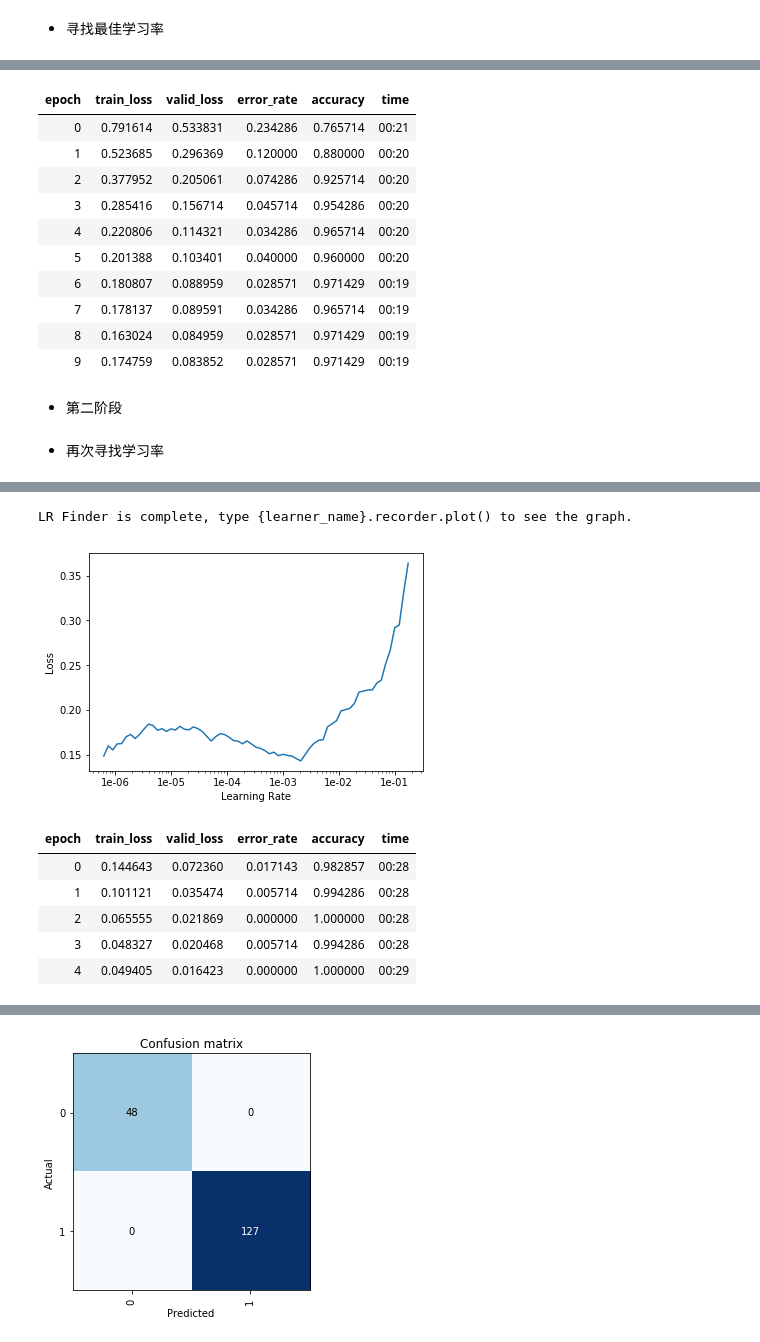
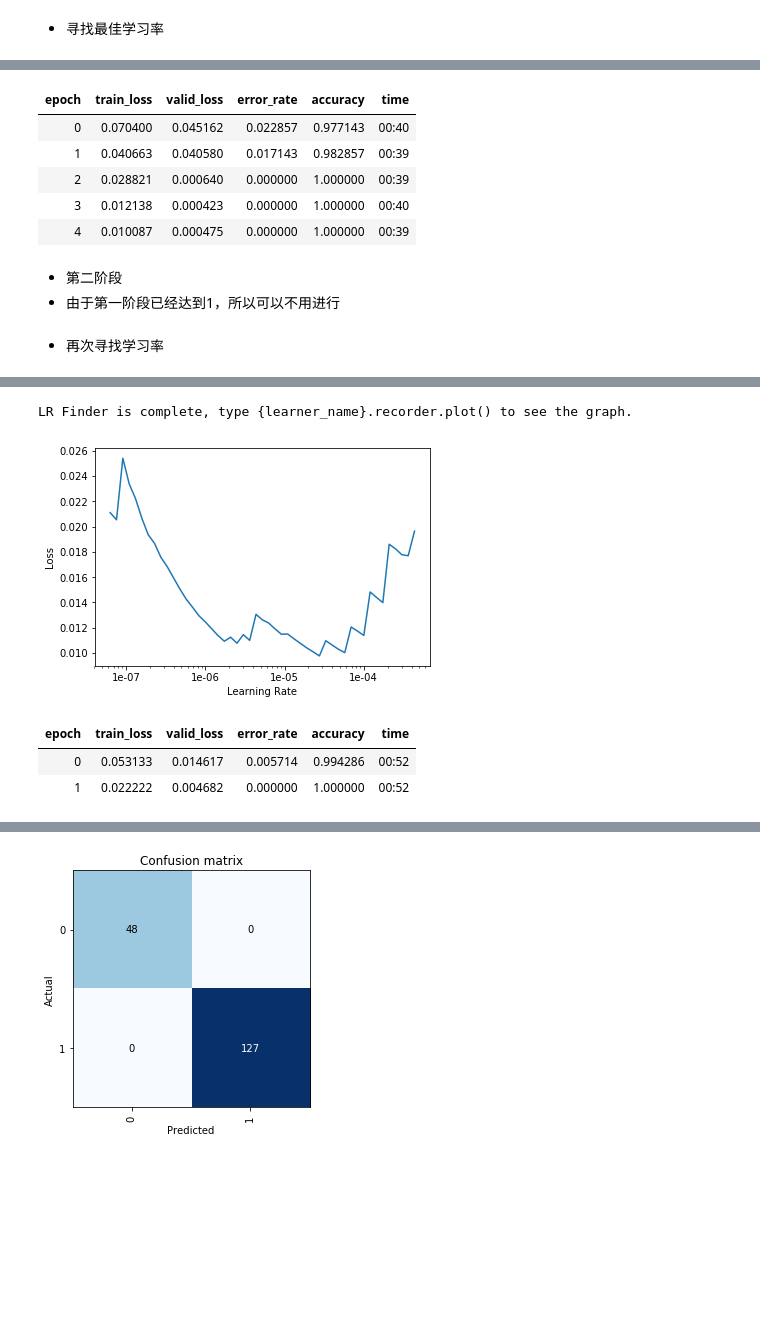
Before and after one commit to AutuanLiu/Fastai-Notes-V3, a Jupyter notebook: AerialCactusIdentification.ipynb, the cells around one changed output, grey strips where cells are left out. Cells and saved outputs as stored; diff of their text form; code cells hidden in the pictures; blank space fills up the shorter version.

```diff
--- a/AerialCactusIdentification.ipynb
+++ b/AerialCactusIdentification.ipynb
@@ -100,8 +100,8 @@ data.show_batch(rows=3, figsize=(7,6))
 # %% [markdown]
 ## 使用残差网络
 # %%
-arch = models.resnet34
-# arch = models.resnet50
+# arch = models.resnet34
+arch = models.resnet50
 # %%
 learn = cnn_learner(data, arch, metrics=[error_rate, accuracy])
 # %% [markdown]
@@ -116,41 +116,34 @@ LR Finder is complete, type {learner_name}.recorder.plot() to see the graph.
 # %%
-lr = 3e-05
-learn.fit_one_cycle(10, slice(lr))
+lr = 1e-02
+learn.fit_one_cycle(5, slice(lr))
 # %% [output]
 | epoch | train_loss | valid_loss | error_rate | accuracy | time |
-| 0 | 0.791614 | 0.533831 | 0.234286 | 0.765714 | 00:21 |
-| 1 | 0.523685 | 0.296369 | 0.120000 | 0.880000 | 00:20 |
-| 2 | 0.377952 | 0.205061 | 0.074286 | 0.925714 | 00:20 |
-| 3 | 0.285416 | 0.156714 | 0.045714 | 0.954286 | 00:20 |
-| 4 | 0.220806 | 0.114321 | 0.034286 | 0.965714 | 00:20 |
-| 5 | 0.201388 | 0.103401 | 0.040000 | 0.960000 | 00:20 |
-| 6 | 0.180807 | 0.088959 | 0.028571 | 0.971429 | 00:19 |
-| 7 | 0.178137 | 0.089591 | 0.034286 | 0.965714 | 00:19 |
-| 8 | 0.163024 | 0.084959 | 0.028571 | 0.971429 | 00:19 |
-| 9 | 0.174759 | 0.083852 | 0.028571 | 0.971429 | 00:19 |
+| 0 | 0.070400 | 0.045162 | 0.022857 | 0.977143 | 00:40 |
+| 1 | 0.040663 | 0.040580 | 0.017143 | 0.982857 | 00:39 |
+| 2 | 0.028821 | 0.000640 | 0.000000 | 1.000000 | 00:39 |
+| 3 | 0.012138 | 0.000423 | 0.000000 | 1.000000 | 00:40 |
+| 4 | 0.010087 | 0.000475 | 0.000000 | 1.000000 | 00:39 |
 # %% [markdown]
 - 第二阶段
+- 由于第一阶段已经达到1，所以可以不用进行
 # %%
 learn.unfreeze()
 # %% [markdown]
 - 再次寻找学习率
 # %%
-learn.lr_find()
+learn.lr_find(start_lr=1e-8, end_lr=1)
 learn.recorder.plot()
 # %% [output]
 [interactive output not drawn]
 LR Finder is complete, type {learner_name}.recorder.plot() to see the graph.
-[figure, old version]
+[figure, new version]
 # %%
-lr1 = 1e-04
-learn.fit_one_cycle(5, slice(lr))
+lr1 = 1e-05
+learn.fit_one_cycle(2, slice(lr))
 # %% [output]
 | epoch | train_loss | valid_loss | error_rate | accuracy | time |
-| 0 | 0.144643 | 0.072360 | 0.017143 | 0.982857 | 00:28 |
-| 1 | 0.101121 | 0.035474 | 0.005714 | 0.994286 | 00:28 |
-| 2 | 0.065555 | 0.021869 | 0.000000 | 1.000000 | 00:28 |
-| 3 | 0.048327 | 0.020468 | 0.005714 | 0.994286 | 00:28 |
-| 4 | 0.049405 | 0.016423 | 0.000000 | 1.000000 | 00:29 |
+| 0 | 0.053133 | 0.014617 | 0.005714 | 0.994286 | 00:52 |
+| 1 | 0.022222 | 0.004682 | 0.000000 | 1.000000 | 00:52 |
 # %%
 learn.save('resnet34-stage2')
 learn.export()
```
Also changed, not shown: parts of 7 cells of this notebook, 3 other files.
